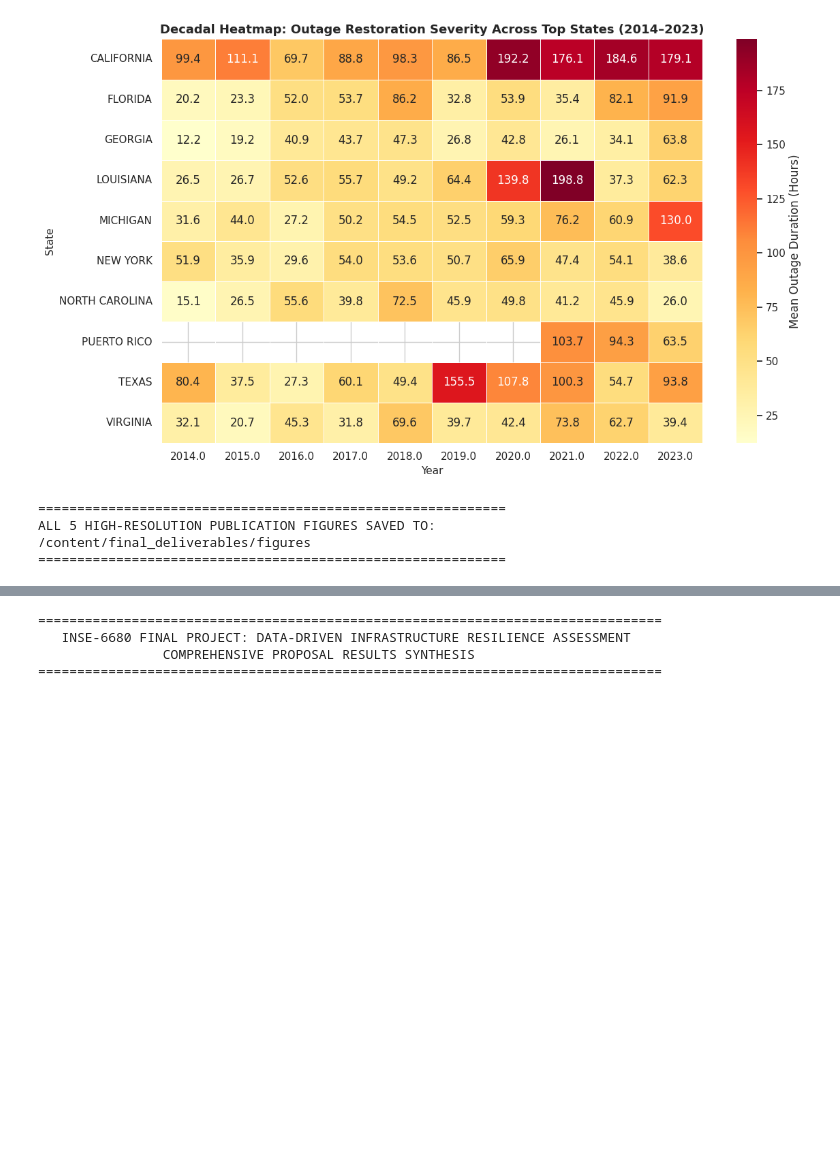
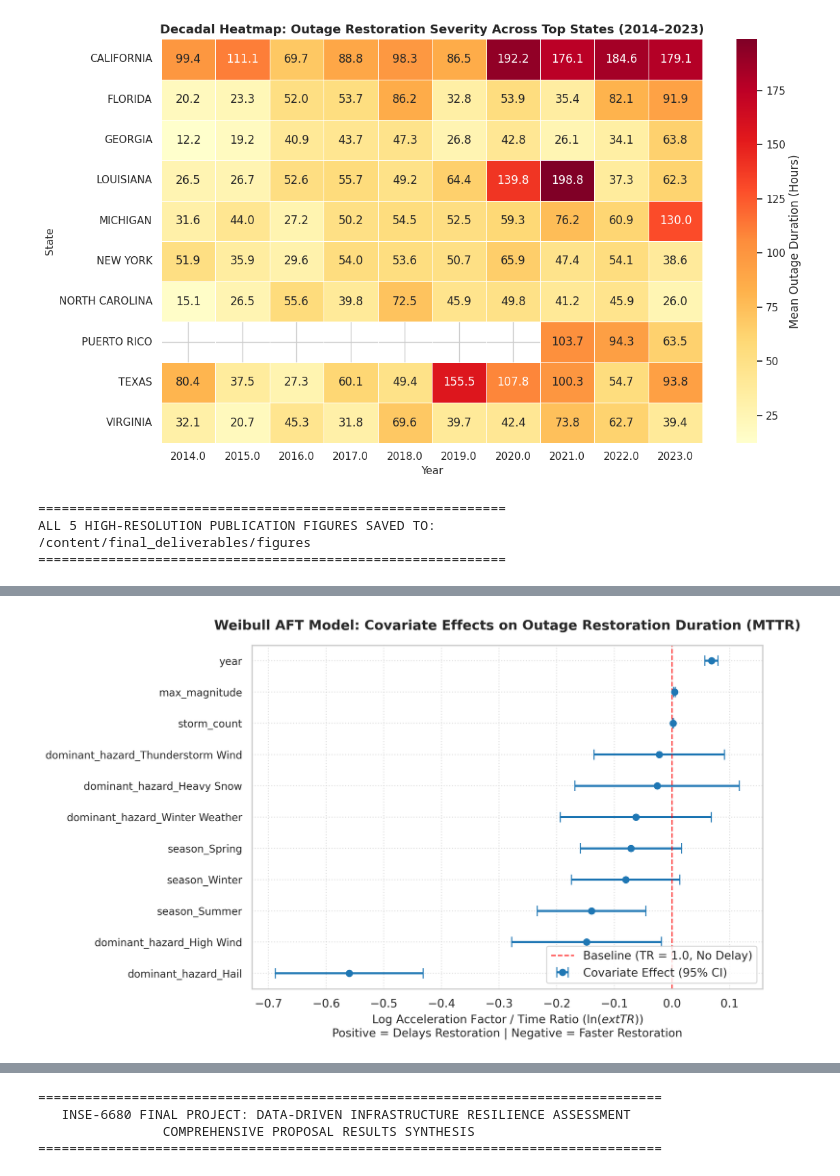
Before and after one commit to Trang19/6680, a Jupyter notebook: power_resilience_2014_2023.ipynb, the cells around one changed output, grey strips where cells are left out. Drawn from its saved outputs; the diff is of its cells as text; code cells hidden in the pictures; blank space fills up the shorter version.

```diff
--- a/power_resilience_2014_2023.ipynb
+++ b/power_resilience_2014_2023.ipynb
@@ -583,3 +583,84 @@ plt.show()
 | -log2(p) of ll-ratio test | 409.02 |
 Cox Regression table successfully saved to: /content/final_deliverables/table_cox_proportional_hazards_summary.csv
 [figure]
+# %%
+# ==============================================================================
+# CELL: ACCELERATED FAILURE TIME (AFT) RELIABILITY RESTORATION MODEL (FIXED)
+# ==============================================================================
+import os
+import numpy as np
+import pandas as pd
+import matplotlib.pyplot as plt
+from lifelines import WeibullAFTFitter
+
+print("=" * 80)
+print("   FITTING ACCELERATED FAILURE TIME (AFT) WEIBULL SURVIVAL MODEL")
+print("=" * 80)
+
+# 1. Use the preprocessed survival dataset from Cell 9
+aft_data = cox_model_data.copy()
+
+# 2. Fit Weibull AFT Model
+weibull_aft = WeibullAFTFitter(penalizer=0.01)
+weibull_aft.fit(aft_data, duration_col='max_outage_duration', event_col='event_observed')
+
+print("\n--- WEIBULL AFT MODEL SUMMARY ---")
+weibull_aft.print_summary(decimals=4)
+
+# 3. Calculate Time Ratios (exp(coef)) for physical interpretation
+aft_summary = weibull_aft.summary.loc['lambda_'].copy()
+aft_summary['Time_Ratio (exp_coef)'] = np.exp(aft_summary['coef'])
+aft_summary['95%_CI_lower'] = np.exp(aft_summary['coef lower 95%'])
+aft_summary['95%_CI_upper'] = np.exp(aft_summary['coef upper 95%'])
+
+display_cols = ['coef', 'Time_Ratio (exp_coef)', 'se(coef)', 'z', 'p', '95%_CI_lower', '95%_CI_upper']
+print("\n--- WEIBULL AFT TIME RATIOS (ACCELERATION / PROLONGATION FACTORS) ---")
+display(aft_summary[display_cols].sort_values(by='Time_Ratio (exp_coef)', ascending=False))
+
+# 4. Save AFT results table to deliverables
+export_dir = "/content/final_deliverables"
+os.makedirs(export_dir, exist_ok=True)
+aft_csv_path = os.path.join(export_dir, "table_weibull_aft_time_ratios.csv")
+aft_summary.to_csv(aft_csv_path)
+
+# ------------------------------------------------------------------------------
+# 5. Clean Custom Forest Plot (Excludes Intercept to keep scale legible)
+# ------------------------------------------------------------------------------
+plot_df = aft_summary.drop(index=['Intercept'], errors='ignore').sort_values(by='coef', ascending=True)
+
+plt.figure(figsize=(10, 6), dpi=300)
+y_positions = range(len(plot_df))
+
+# Compute error margins from 95% CI
+xerr_low = plot_df['coef'] - plot_df['coef lower 95%']
+xerr_high = plot_df['coef upper 95%'] - plot_df['coef']
+
+plt.errorbar(
+    plot_df['coef'],
+    y_positions,
+    xerr=[xerr_low, xerr_high],
+    fmt='o',
+    color='#1f77b4',
+    ecolor='#1f77b4',
+    elinewidth=2,
+    capsize=5,
+    markersize=6,
+    label='Covariate Effect (95% CI)'
+)
+
+# Reference line at 0 (Time Ratio = 1.0, No Effect)
+plt.axvline(0, color='red', linestyle='--', linewidth=1.2, alpha=0.8, label='Baseline (TR = 1.0, No Delay)')
+
+plt.yticks(y_positions, plot_df.index, fontsize=10)
+plt.xlabel("Log Acceleration Factor / Time Ratio ($\ln(\text{TR})$)\nPositive = Delays Restoration | Negative = Faster Restoration", fontsize=11)
+plt.title("Weibull AFT Model: Covariate Effects on Outage Restoration Duration (MTTR)", fontsize=13, fontweight='bold', pad=15)
+plt.grid(True, linestyle=':', alpha=0.6)
+plt.legend(loc='lower right', frameon=True)
+plt.tight_layout()
+
+aft_fig_path = os.path.join(export_dir, "fig_weibull_aft_forest_plot.png")
+plt.savefig(aft_fig_path, dpi=300)
+plt.show()
+
+print(f"\n[SUCCESS] AFT model summary and plot exported to:\n  - {aft_fig_path}\n  - {aft_csv_path}")
+# %% [output]
@@ -585,0 +713 @@ Cox Regression table successfully saved to: /content/final_deliverables/table_co
+[figure, added]
```
Also changed, not shown: parts of 5 cells of this notebook.
